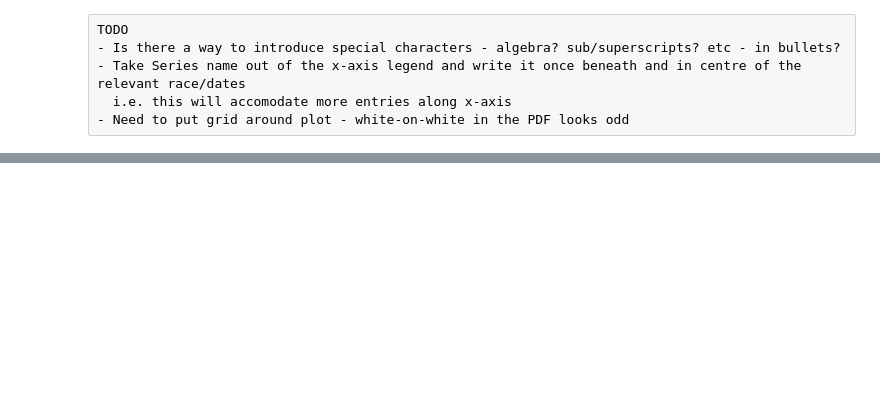
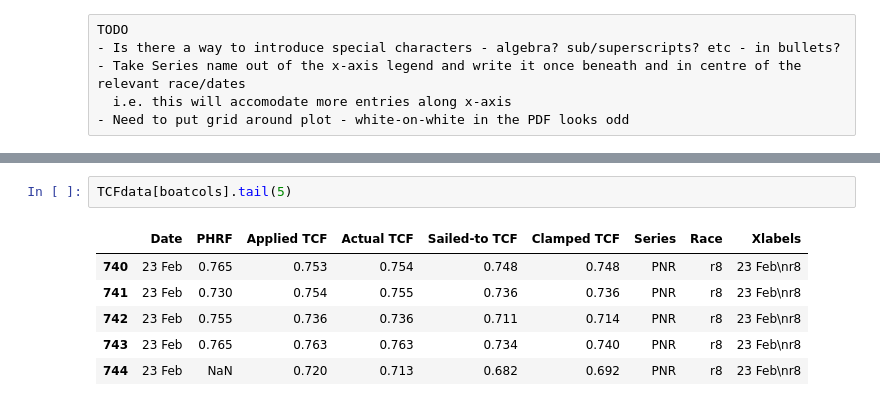
Before and after one commit to drphilbishop/RPNYC_race_analysis, a Jupyter notebook: plotTCFs.ipynb, the cells around one changed output, grey strips where cells are left out. Cells and saved outputs as stored; diff of their text form; blank space fills up the shorter version.

```diff
--- a/plotTCFs.ipynb
+++ b/plotTCFs.ipynb
@@ -87,0 +96,9 @@ TCFdata[boatcols].head(5)
+# %%
+TCFdata[boatcols].tail(5)
+# %% [output]
+|  | Date | PHRF | Applied TCF | Actual TCF | Sailed-to TCF | Clamped TCF | Series | Race | Xlabels |
+| 740 | 23 Feb | 0.765 | 0.753 | 0.754 | 0.748 | 0.748 | PNR | r8 | 23 Feb\nr8 |
+| 741 | 23 Feb | 0.730 | 0.754 | 0.755 | 0.736 | 0.736 | PNR | r8 | 23 Feb\nr8 |
+| 742 | 23 Feb | 0.755 | 0.736 | 0.736 | 0.711 | 0.714 | PNR | r8 | 23 Feb\nr8 |
+| 743 | 23 Feb | 0.765 | 0.763 | 0.763 | 0.734 | 0.740 | PNR | r8 | 23 Feb\nr8 |
+| 744 | 23 Feb | NaN | 0.720 | 0.713 | 0.682 | 0.692 | PNR | r8 | 23 Feb\nr8 |
```
Also changed, not shown: parts of 6 cells of this notebook, 17 other files.
